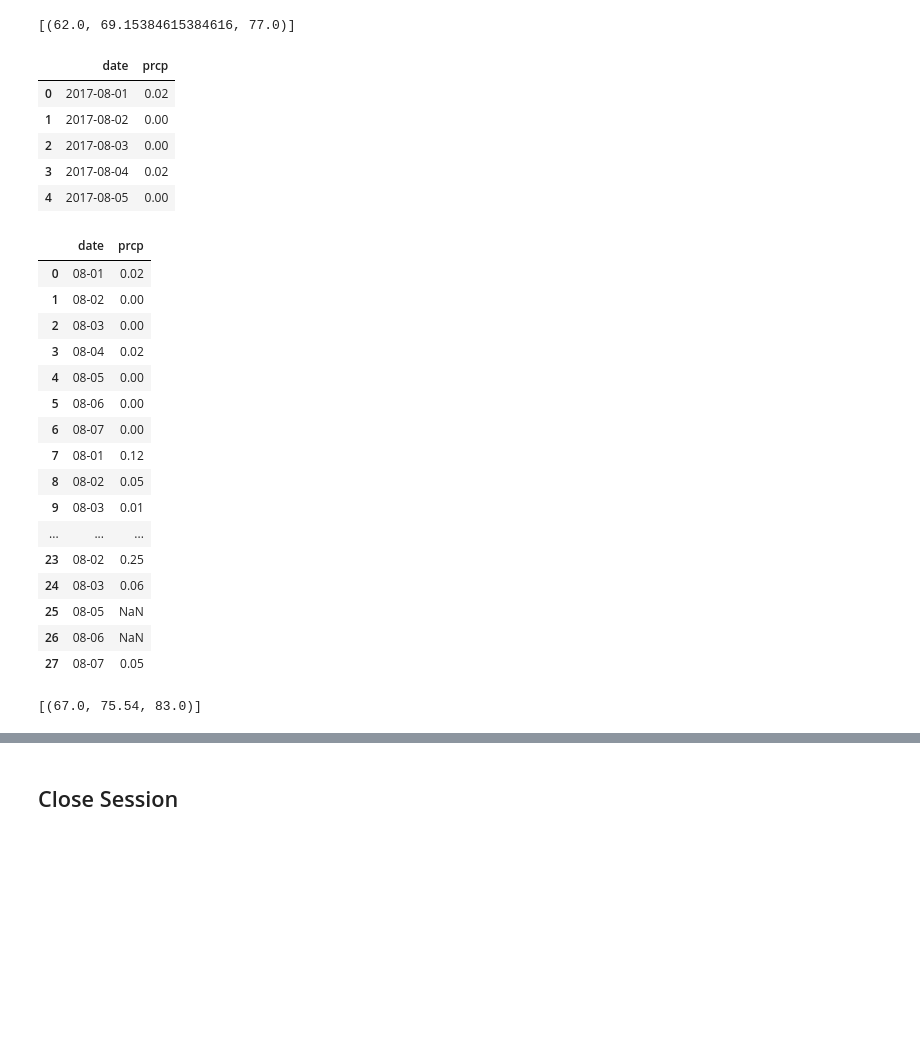
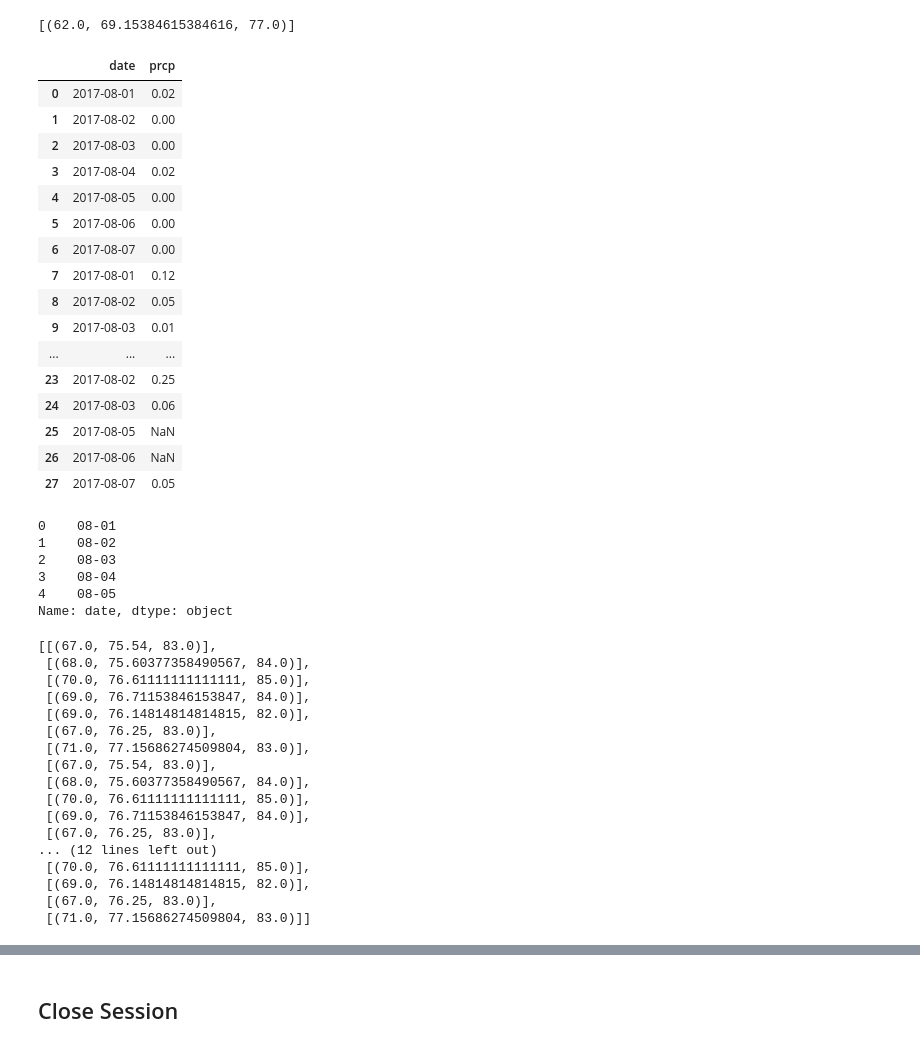
Before and after one commit to RZHANG2021/sqlalchemy-challenge, a Jupyter notebook: temp_analysis_bonus_2_starter.ipynb, the cells around one changed output, grey strips where cells are left out. Cells and saved outputs as stored; diff of their text form; code cells hidden in the pictures; blank space fills up the shorter version.

```diff
--- a/temp_analysis_bonus_2_starter.ipynb
+++ b/temp_analysis_bonus_2_starter.ipynb
@@ -178,16 +178,27 @@ start_end
 # %%
 # Use the start and end date to create a range of dates
 
 start_end=session.query(Measurement.date,Measurement.prcp).\
         filter(Measurement.date>=start_date).\
         filter(Measurement.date<=end_date).all()
 start_end=pd.DataFrame(start_end)
-start_end.head()
+start_end
 # %% [output]
 |  | date | prcp |
 | 0 | 2017-08-01 | 0.02 |
 | 1 | 2017-08-02 | 0.00 |
 | 2 | 2017-08-03 | 0.00 |
 | 3 | 2017-08-04 | 0.02 |
 | 4 | 2017-08-05 | 0.00 |
+| 5 | 2017-08-06 | 0.00 |
+| 6 | 2017-08-07 | 0.00 |
+| 7 | 2017-08-01 | 0.12 |
+| 8 | 2017-08-02 | 0.05 |
+| 9 | 2017-08-03 | 0.01 |
+| ... | ... | ... |
+| 23 | 2017-08-02 | 0.25 |
+| 24 | 2017-08-03 | 0.06 |
+| 25 | 2017-08-05 | NaN |
+| 26 | 2017-08-06 | NaN |
+| 27 | 2017-08-07 | 0.05 |
 # %%
@@ -194,3 +206,12 @@ start_end.head()
 start_end['date'] = pd.to_datetime(start_end['date'])
 # %%
 # Strip off the year and save a list of strings in the format %m-%d
+converted_df= start_end['date'].apply(lambda x: x.strftime('%m-%d'))
+converted_df.head()
+# %% [output]
+0    08-01
+1    08-02
+2    08-03
+3    08-04
+4    08-05
+Name: date, dtype: object
@@ -199,32 +218,24 @@ start_end['date']= start_end['date'].apply(lambda x: x.strftime('%m-%d'))
-# %%
-start_end
-# %% [output]
-|  | date | prcp |
-| 0 | 08-01 | 0.02 |
-| 1 | 08-02 | 0.00 |
-| 2 | 08-03 | 0.00 |
-| 3 | 08-04 | 0.02 |
-| 4 | 08-05 | 0.00 |
-| 5 | 08-06 | 0.00 |
-| 6 | 08-07 | 0.00 |
-| 7 | 08-01 | 0.12 |
-| 8 | 08-02 | 0.05 |
-| 9 | 08-03 | 0.01 |
-| ... | ... | ... |
-| 23 | 08-02 | 0.25 |
-| 24 | 08-03 | 0.06 |
-| 25 | 08-05 | NaN |
-| 26 | 08-06 | NaN |
-| 27 | 08-07 | 0.05 |
-# %%
-#first step
-daily_normals(start_end['date'].iloc[0])
-#second step
-#add to list each row after applying the function
-# %% [output]
-[(67.0, 75.54, 83.0)]
 # %%
 # Load the previous query results into a Pandas DataFrame and add the `trip_dates` range as the `date` index
 normals=[]
-for row in start_end['date']:
+for row in converted_df:
     normals.append(daily_normals(row))
+normals
+# %% [output]
+[[(67.0, 75.54, 83.0)],
+ [(68.0, 75.60377358490567, 84.0)],
+ [(70.0, 76.61111111111111, 85.0)],
+ [(69.0, 76.71153846153847, 84.0)],
+ [(69.0, 76.14814814814815, 82.0)],
+ [(67.0, 76.25, 83.0)],
+ [(71.0, 77.15686274509804, 83.0)],
+ [(67.0, 75.54, 83.0)],
+ [(68.0, 75.60377358490567, 84.0)],
+ [(70.0, 76.61111111111111, 85.0)],
+ [(69.0, 76.71153846153847, 84.0)],
+ [(67.0, 76.25, 83.0)],
+... (12 lines left out)
+ [(70.0, 76.61111111111111, 85.0)],
+ [(69.0, 76.14814814814815, 82.0)],
+ [(67.0, 76.25, 83.0)],
+ [(71.0, 77.15686274509804, 83.0)]]
```
Also changed, not shown: parts of 9 cells of this notebook, 1 other file.
